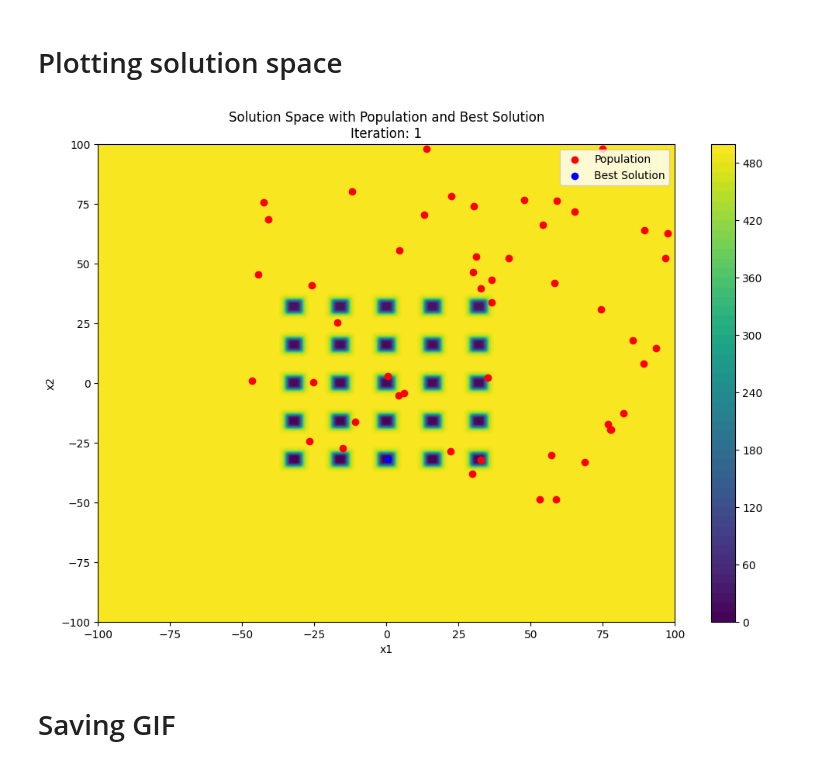
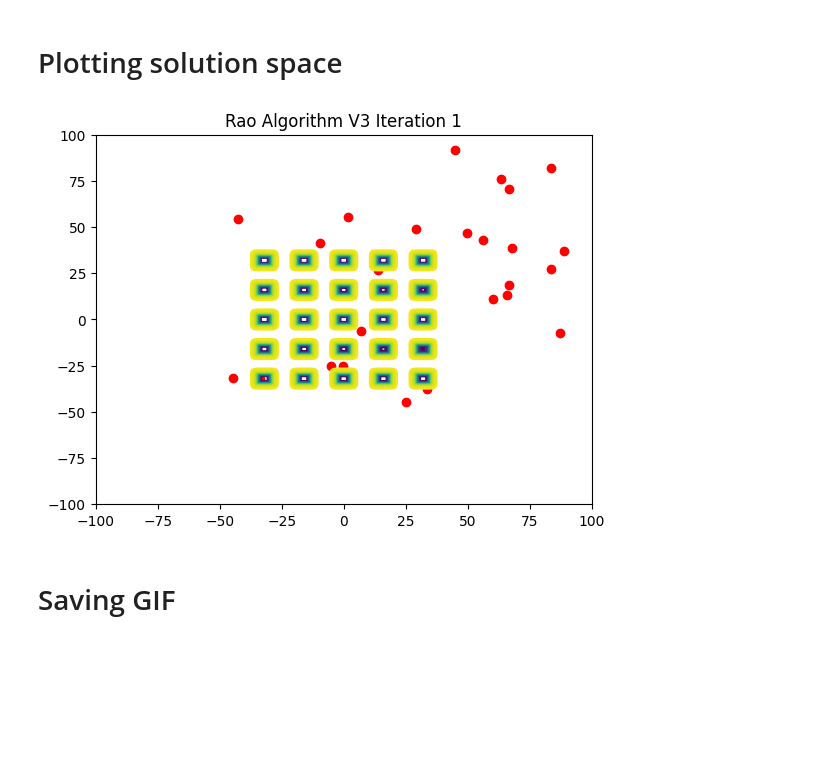
Before and after one commit to DrdmRandom/Tubes_Machine-Learning_Advance, a Jupyter notebook: Tubes_individual_ML/RAO3/RAO3-Gen3.ipynb, the cells around one changed output. Cells and saved outputs as stored; diff of their text form; code cells hidden in the pictures; blank space fills up the shorter version.

```diff
--- a/Tubes_individual_ML/RAO3/RAO3-Gen3.ipynb
+++ b/Tubes_individual_ML/RAO3/RAO3-Gen3.ipynb
@@ -51,0 +27,4 @@ def func_plot(func_name, color):
+# %%
+pop_size = 25
+iterations = 100
+bounds = [-50, 100]
@@ -81,7 +52,3 @@ def RAO3(pop_size, iterations, bounds, fobj):
-# %%
-pop_size = 50
-iterations = 100
-bounds = [-50, 100]
 # %% [markdown]
 # Run RAO3
 # %%
@@ -89,30 +91,31 @@ history, best_solution = RAO3(pop_size, iterations, bounds, F14)
 # %% [markdown]
 # Plotting solution space
 # %%
-x = np.linspace(-100, 100, 600)
-y = np.linspace(-100, 100, 600)
-X, Y = np.meshgrid(x, y)
-Z = np.array([[F14(np.array([i, j])) for i, j in zip(x_row, y_row)] for x_row, y_row in zip(X, Y)])
+# Prepare contour plot data
+bounds = (-100, 100)
+X1 = np.linspace(bounds[0], bounds[1], 400)
+X2 = np.linspace(bounds[0], bounds[1], 400)
+X1, X2 = np.meshgrid(X1, X2)
+Z = np.array([F14(np.array([x1, x2])) for x1, x2 in zip(X1.ravel(), X2.ravel())]).reshape(X1.shape)
 
-fig, ax = plt.subplots(figsize=(12, 8))
-cp = ax.contourf(X, Y, Z, levels=50, cmap='viridis')
-plt.colorbar(cp)
+# Set up the plot and axes for animation
+fig, ax = plt.subplots()
+ax.set_xlim(bounds[0], bounds[1])
+ax.set_ylim(bounds[0], bounds[1])
+contour = ax.contour(X1, X2, Z, levels=50)
+scatter = ax.scatter([], [], c='red')  # Solution candidates
 
+# Update function for animation
 def update(frame):
-    ax.clear()
-    cp = ax.contourf(X, Y, Z, levels=50, cmap='viridis')
-    ax.scatter(history[frame][:, 0], history[frame][:, 1], c='red', label='Population')
-    ax.scatter(best_solution[0], best_solution[1], c='blue', label='Best Solution')
-    ax.legend()
-    ax.set_xlim([-100, 100])  # Set x-axis limits
-    ax.set_ylim([-100, 100])  # Set y-axis limits
-    ax.set_title(f'Solution Space with Population and Best Solution\nIteration: {frame + 1}')
-    ax.set_xlabel('x1')
-    ax.set_ylabel('x2')
+    positions = history[frame]
+    scatter.set_offsets(positions)
+    ax.set_title(f'Rao Algorithm V3 Iteration {frame + 1}')
+    return scatter,
 
-ani = FuncAnimation(fig, update, frames=iterations, repeat=False)
+ani = FuncAnimation(fig, update, frames=len(history), blit=True, repeat=False)
+plt.show()
 # %% [output]
-[figure, old version]
+[figure, new version]
 # %% [markdown]
 # Saving GIF
 # %%
```
Also changed, not shown: parts of 9 cells of this notebook, 19 other files.
